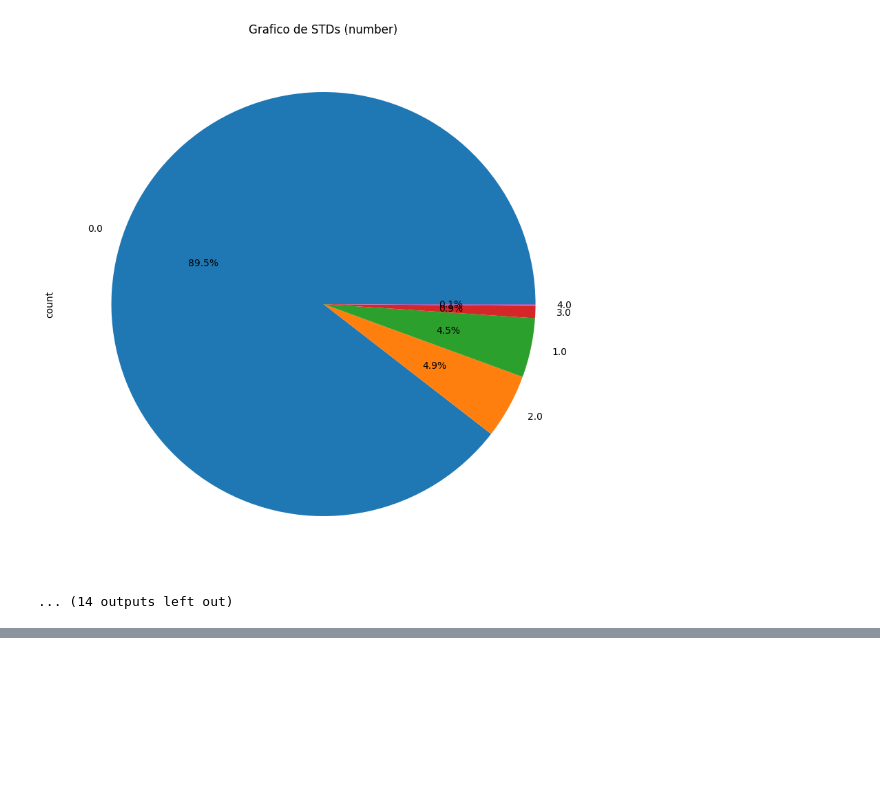
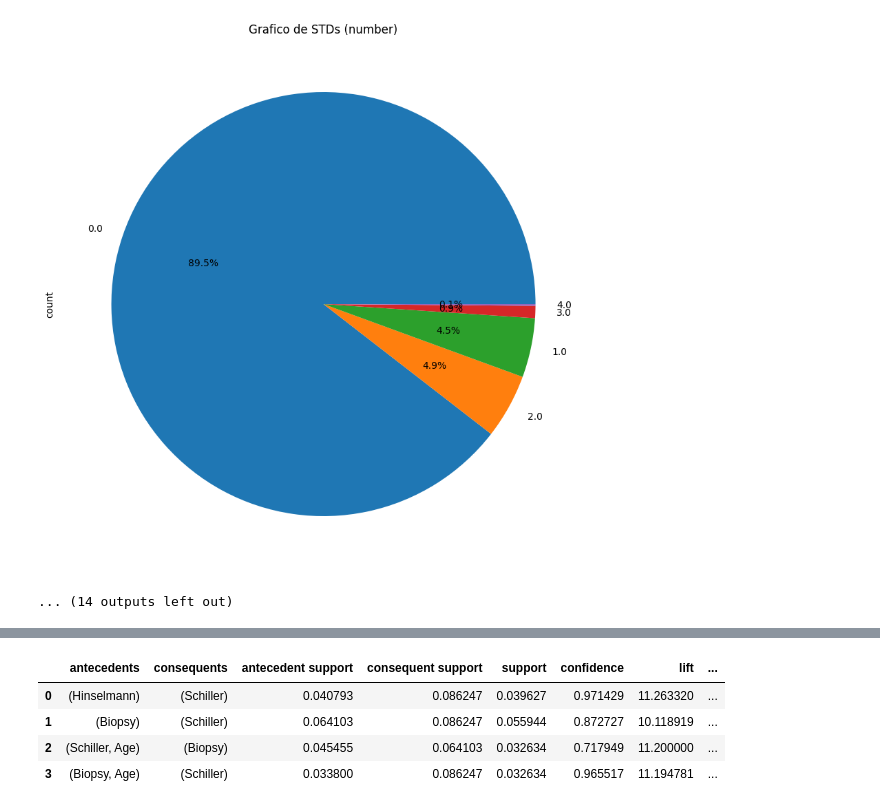
Before and after one commit to esc20936/Lab1_DataScience, a Jupyter notebook: main.ipynb, the cells around one changed output, grey strips where cells are left out. Cells and saved outputs as stored; diff of their text form; code cells hidden in the pictures; blank space fills up the shorter version.

```diff
--- a/main.ipynb
+++ b/main.ipynb
@@ -324,0 +470,14 @@ for i in columnsCategory:
+# %%
+numcols = cleandt.select_dtypes(include=[np.number]).columns
+num_bins = 5
+for column in numcols:
+    cleandt[column] = pd.cut(cleandt[column], bins=num_bins, labels=False)
+cleandt[numcols] = cleandt[numcols].astype('int')
+numscols = ['Age', 'STDs: Number of diagnosis', 'Number of sexual partners', 'First sexual intercourse', 'Num of pregnancies', 'Smokes (years)', 'Smokes (packs/year)', 'Hormonal Contraceptives (years)', 'IUD (years)', 'STDs (number)']
+datan = cleandt[numscols]
+datan = datan.astype(float)
+kmo_all, kmo_model = calculate_kmo(datan)
+bartlett_test = calculate_bartlett_sphericity(datan)
+bartlett_p_value = round(bartlett_test[1], 5)
+print("KMO:", format(kmo_model,'.4f'))
+print("Barlett P-Val:", bartlett_p_value)
@@ -324,0 +519,46 @@ for i in columnsCategory:
+# %%
+columnas = cleandt.columns
+print(columnas)
+
+tipos_de_datos = cleandt.dtypes
+print(tipos_de_datos)
+
+numscols = ['Number of sexual partners', 'First sexual intercourse', 'Num of pregnancies',
+                   'Smokes', 'Smokes (years)', 'Smokes (packs/year)', 'Hormonal Contraceptives',
+                   'Hormonal Contraceptives (years)', 'IUD', 'IUD (years)', 'STDs', 'STDs (number)',
+                   'STDs:condylomatosis', 'STDs:cervical condylomatosis', 'STDs:vaginal condylomatosis',
+                   'STDs:vulvo-perineal condylomatosis', 'STDs:syphilis', 'STDs:pelvic inflammatory disease',
+                   'STDs:genital herpes', 'STDs:molluscum contagiosum', 'STDs:AIDS', 'STDs:HIV',
+                   'STDs:Hepatitis B', 'STDs:HPV']
+
+cleandt[numscols] = cleandt[numscols].apply(pd.to_numeric, errors='coerce')
+column_frequencies = {}
+for column in cleandt.columns:
+    column_frequencies[column] = cleandt[column].value_counts(normalize=True)
+for column, frequencies in column_frequencies.items():
+    pass
+frequent_columns = []
+for column, frequencies in column_frequencies.items():
+    if frequencies.max() >= 0.9:
+        frequent_columns.append(column)
+print('tabla de frecuencias')
+frequent_columns
+numscols = data.select_dtypes(include=['int64', 'float64']).columns.tolist()
+num_bins = 5
+for column in numscols:
+    data[column] = pd.qcut(data[column], num_bins, labels=False, duplicates='drop')
+data[numscols]
+data_numeric = cleandt[numscols]
+discretizer = KBinsDiscretizer(n_bins=5, encode='ordinal', strategy='uniform')
+data_discretized = discretizer.fit_transform(data_numeric)
+data_discretized[data_discretized > 0] = 1
+data_discretized = pd.DataFrame(data_discretized, columns=data_numeric.columns)
+frequent_itemsets = apriori(data_discretized, min_support=0.05, use_colnames=True)
+rule = association_rules(frequent_itemsets, metric="confidence", min_threshold=0.1)
+rule
+min_support = 0.03
+min_confidence = 0.7
+frequent_itemsets = apriori(data_discretized, min_support=min_support, use_colnames=True)
+rule = association_rules(frequent_itemsets, metric="confidence", min_threshold=min_confidence)
+rule
+# %% [output]
@@ -324,0 +582,5 @@ for i in columnsCategory:
+|  | antecedents | consequents | antecedent support | consequent support | support | confidence | lift | ... |
+| 0 | (Hinselmann) | (Schiller) | 0.040793 | 0.086247 | 0.039627 | 0.971429 | 11.263320 | ... |
+| 1 | (Biopsy) | (Schiller) | 0.064103 | 0.086247 | 0.055944 | 0.872727 | 10.118919 | ... |
+| 2 | (Schiller, Age) | (Biopsy) | 0.045455 | 0.064103 | 0.032634 | 0.717949 | 11.200000 | ... |
+| 3 | (Biopsy, Age) | (Schiller) | 0.033800 | 0.086247 | 0.032634 | 0.965517 | 11.194781 | ... |
```
Also changed, not shown: parts of 17 cells of this notebook.
